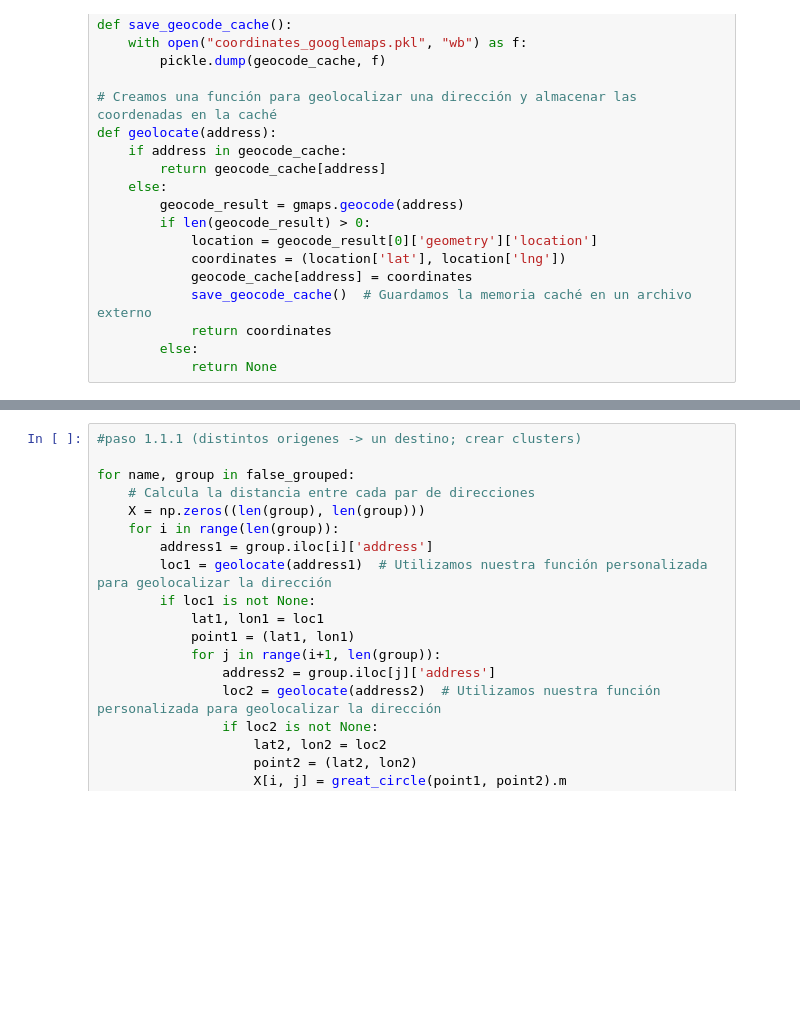
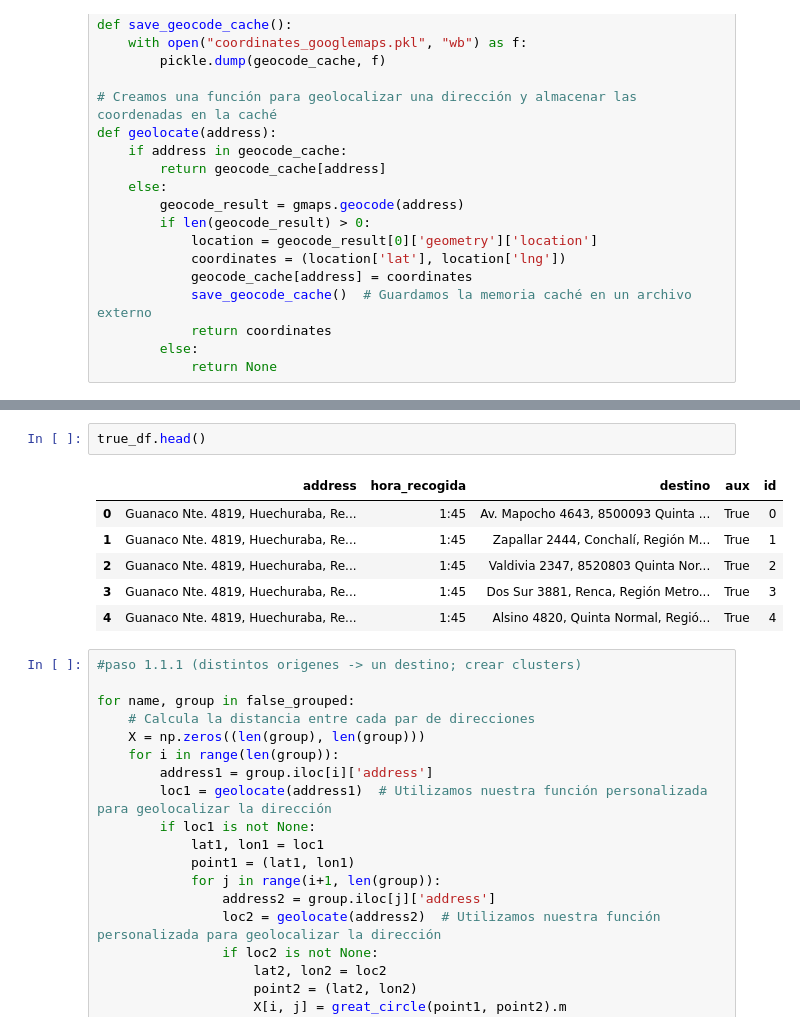
Before and after one commit to martinnnsss/best-route, a Jupyter notebook: routes_v3.ipynb, the cells around one changed output, grey strips where cells are left out. Drawn from its saved outputs; the diff is of its cells as text; blank space fills up the shorter version.

```diff
--- a/routes_v3.ipynb
+++ b/routes_v3.ipynb
@@ -166,3 +177,12 @@ true_grouped = true_df.groupby("hora_recogida")
+# %%
+true_df.head()
+# %% [output]
+|  | address | hora_recogida | destino | aux | id |
+| 0 | Guanaco Nte. 4819, Huechuraba, Re... | 1:45 | Av. Mapocho 4643, 8500093 Quinta ... | True | 0 |
+| 1 | Guanaco Nte. 4819, Huechuraba, Re... | 1:45 | Zapallar 2444, Conchalí, Región M... | True | 1 |
+| 2 | Guanaco Nte. 4819, Huechuraba, Re... | 1:45 | Valdivia 2347, 8520803 Quinta Nor... | True | 2 |
+| 3 | Guanaco Nte. 4819, Huechuraba, Re... | 1:45 | Dos Sur 3881, Renca, Región Metro... | True | 3 |
+| 4 | Guanaco Nte. 4819, Huechuraba, Re... | 1:45 | Alsino 4820, Quinta Normal, Regió... | True | 4 |
 # %%
 #paso 1.1.1 (distintos origenes -> un destino; crear clusters)
 
```
Also changed, not shown: parts of 10 cells of this notebook.
